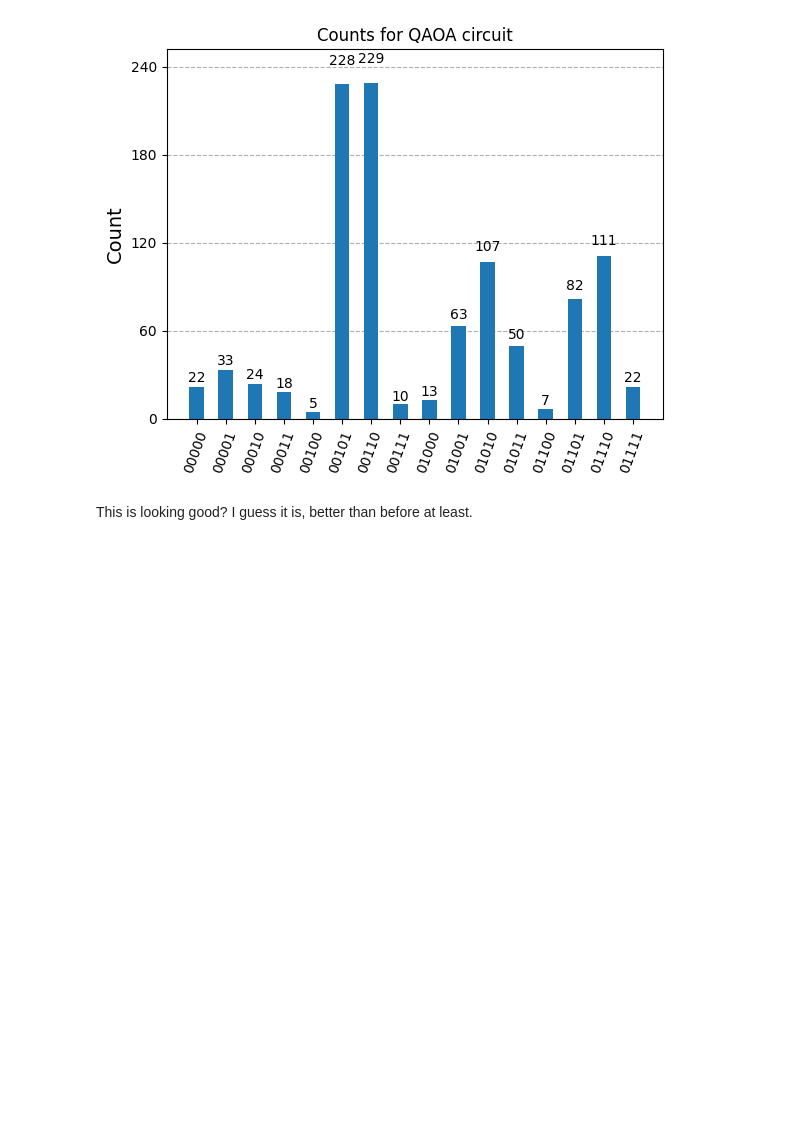
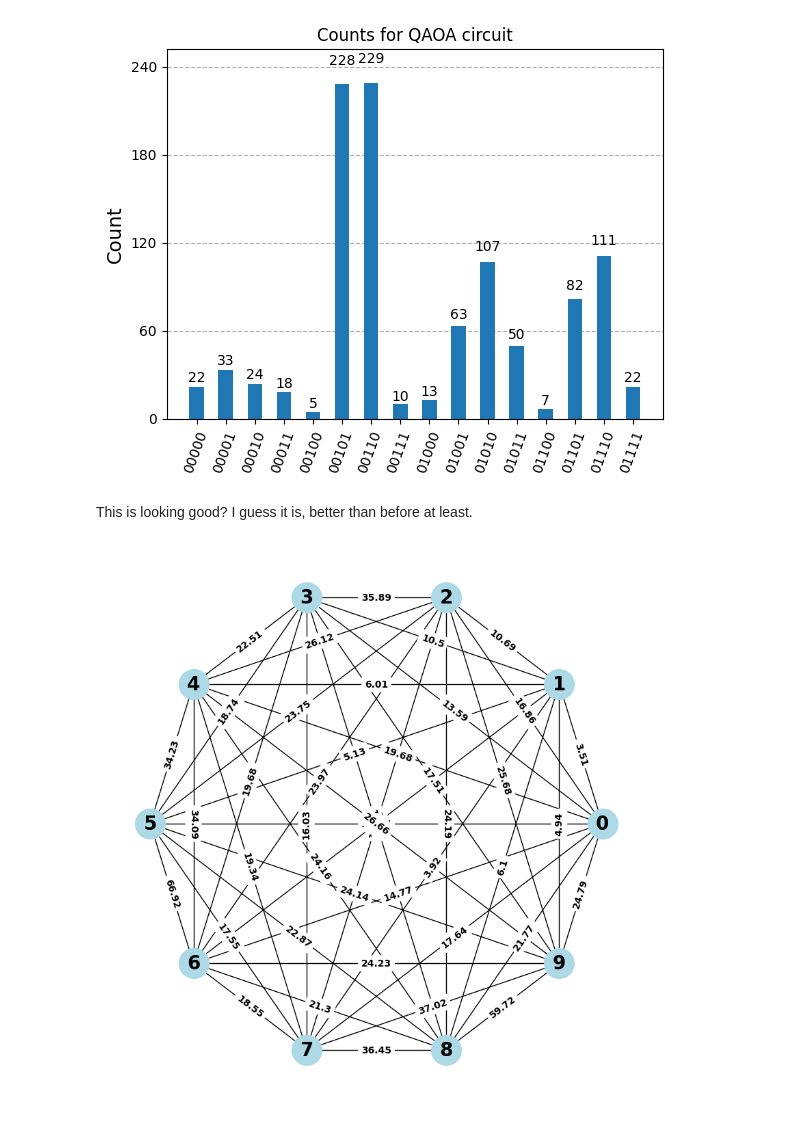
Before and after one commit to Nicofero/PhyloTree_ReConst, a Jupyter notebook: miscelaneous/new_qaoa.ipynb, the cells around one changed output. Drawn from its saved outputs; the diff is of its cells as text; code cells hidden in the pictures; blank space fills up the shorter version.

```diff
--- a/miscelaneous/new_qaoa.ipynb
+++ b/miscelaneous/new_qaoa.ipynb
@@ -1083,3 +1083,28 @@ Parameters: [2.27539947 0.72013256]
 [figure]
 # %% [markdown]
 This is looking good? I guess it is, better than before at least.
+# %%
+import networkx as nx
+import matplotlib.pyplot as plt
+distance_matrix = np.load(f'../matrices/10/matrix_28864.npy')
+
+G = nx.from_numpy_array(distance_matrix.round(2), create_using=nx.Graph)
+# Positions for a circular layout
+pos = nx.circular_layout(G)
+
+# Draw the graph
+plt.figure(figsize=(8, 8))
+nx.draw(
+    G, pos, with_labels=True, node_color='lightblue',
+    node_size=1000, font_size=20, font_weight='bold'
+)
+
+# Draw edge labels with weights
+edge_labels = nx.get_edge_attributes(G, 'weight')
+nx.draw_networkx_edge_labels(
+    G, pos, edge_labels=edge_labels, font_color='black', font_size=10, font_weight='bold'
+)
+
+plt.show()
+# %% [output]
+[figure, added]
```
